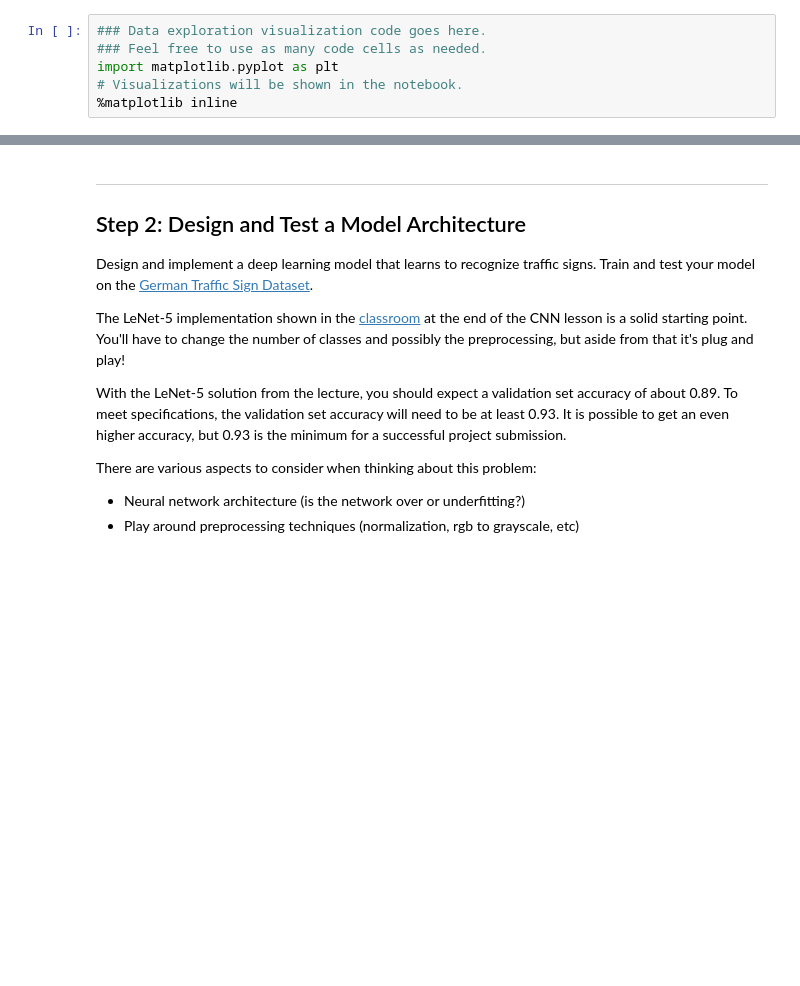
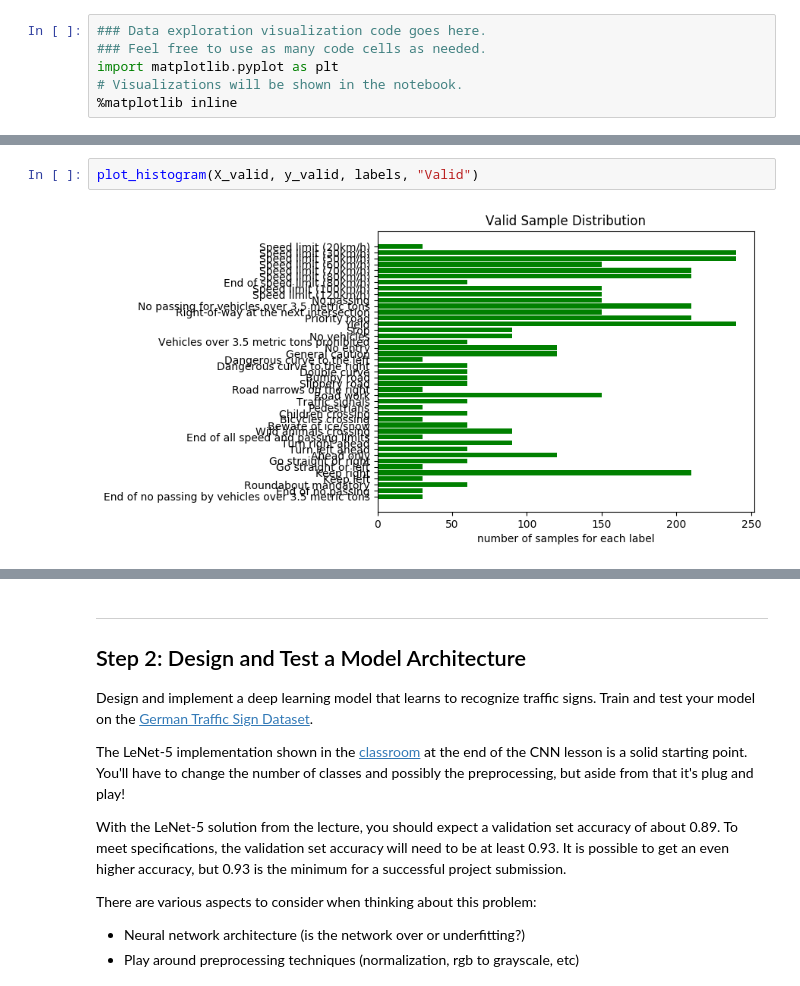
Before and after one commit to penny4860/CarND-P2-Classifier, a Jupyter notebook: Traffic_Sign_Classifier.ipynb, the cells around one changed output, grey strips where cells are left out. Drawn from its saved outputs; the diff is of its cells as text; blank space fills up the shorter version.

```diff
--- a/Traffic_Sign_Classifier.ipynb
+++ b/Traffic_Sign_Classifier.ipynb
@@ -164,0 +144,4 @@ array([41, 41, 41, 41, 41, 41, 41, 41, 41, 41, 41, 41, 41, 41, 41, 41, 41,
+# %%
+plot_histogram(X_valid, y_valid, labels, "Valid")
+# %% [output]
+[figure, added]
```
Also changed, not shown: parts of 12 cells of this notebook.
